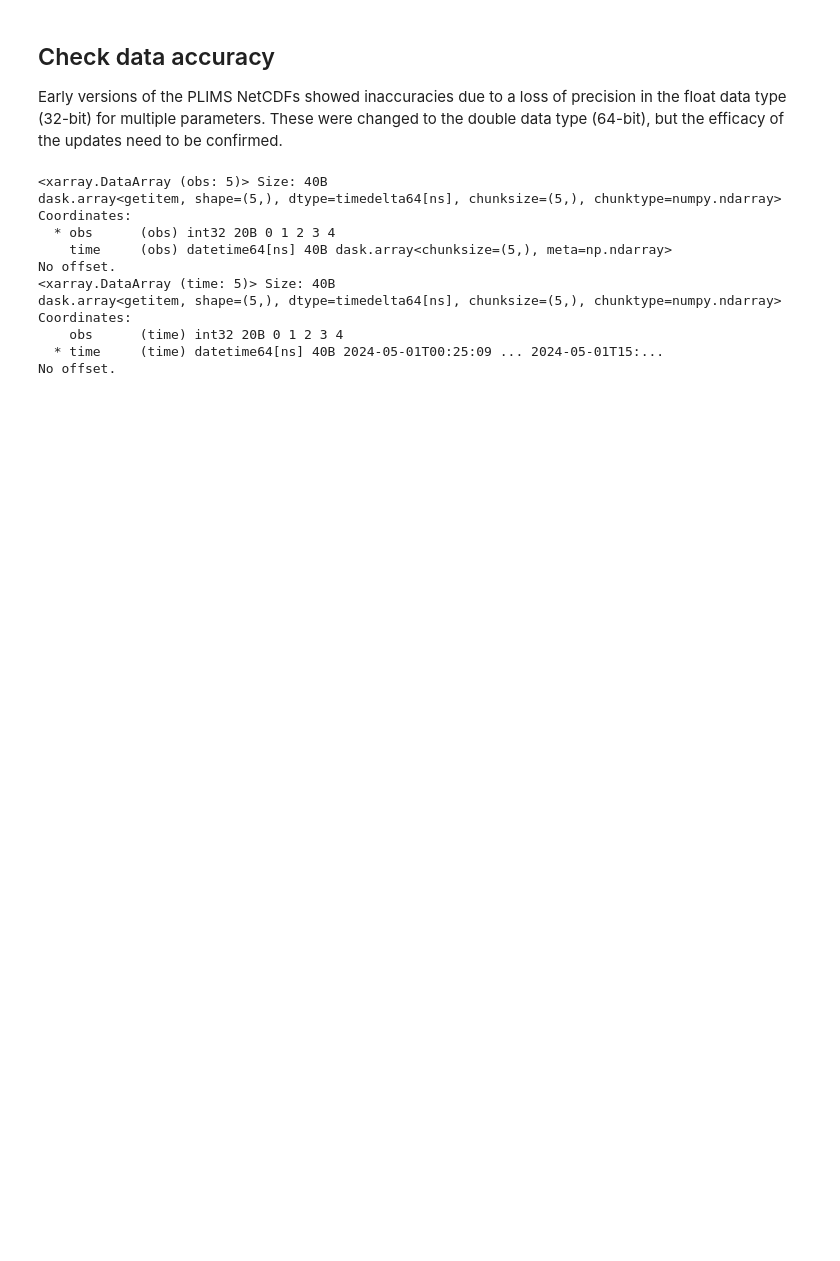
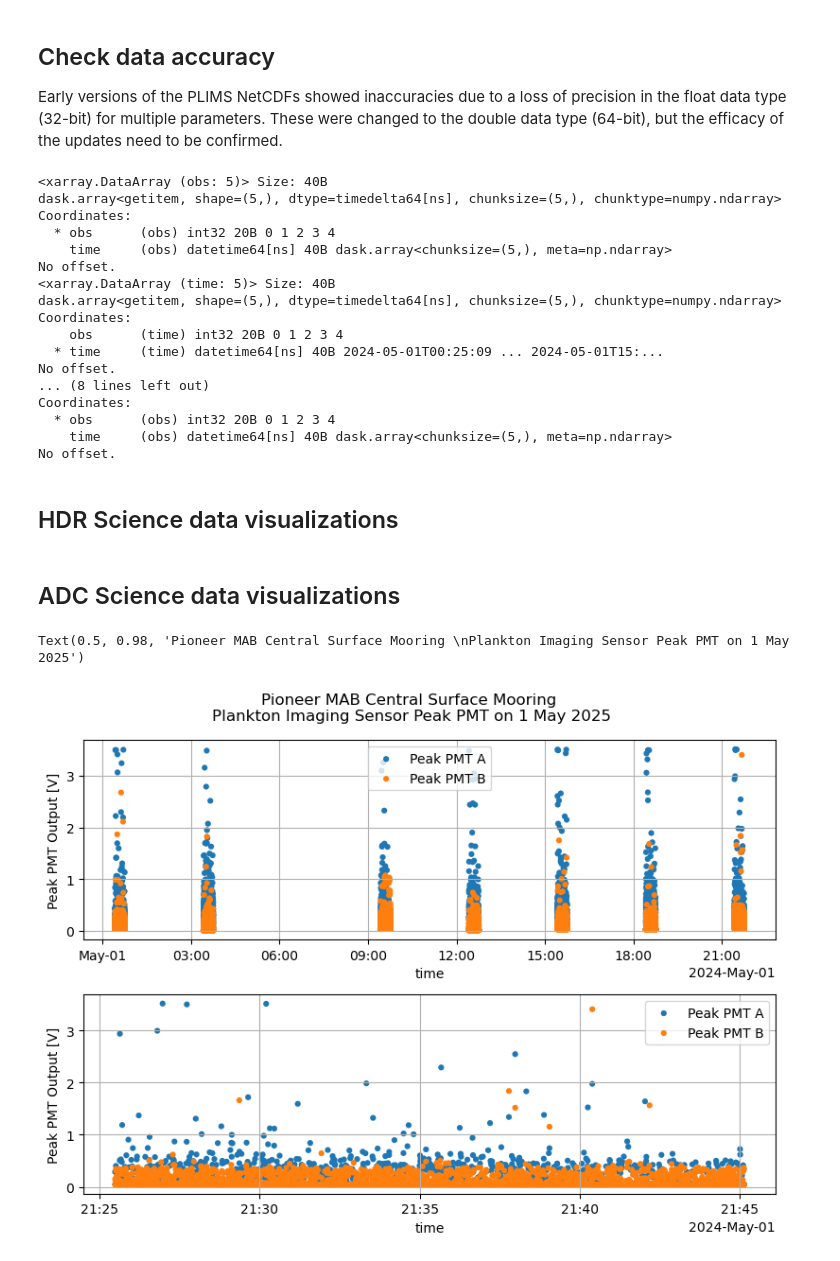
Before and after one commit to cooleyky/pioneer-21, a Jupyter notebook: Dev0_PLIMS_Testing.ipynb, the cells around one changed output. Saved outputs shown, nothing was run; the diff lists cells and outputs as text; code cells hidden in the pictures; blank space fills up the shorter version.

```diff
--- a/Dev0_PLIMS_Testing.ipynb
+++ b/Dev0_PLIMS_Testing.ipynb
@@ -621,11 +938,17 @@ def test_time_delta(data):
         t_delta = "No offset."
     return t_delta
 # %%
-# Test for a time delta in both data streams
+# Test for a time delta in both HDR data streams
+# Telemetered
 tdel_hdrsci = test_time_delta(data_hdrsci)
 print(tdel_hdrsci)
 tdel_hdreng = test_time_delta(data_hdreng)
 print(tdel_hdreng)
+# Recovered Host
+tdel_hdrsci2 = test_time_delta(data_hdrsci2)
+print(tdel_hdrsci2)
+tdel_hdreng2 = test_time_delta(data_hdreng2)
+print(tdel_hdreng2)
 # %% [output]
 <xarray.DataArray (obs: 5)> Size: 40B
 dask.array<getitem, shape=(5,), dtype=timedelta64[ns], chunksize=(5,), chunktype=numpy.ndarray>
@@ -639,3 +962,31 @@ Coordinates:
     obs      (time) int32 20B 0 1 2 3 4
   * time     (time) datetime64[ns] 40B 2024-05-01T00:25:09 ... 2024-05-01T15:...
 No offset.
+... (8 lines left out)
+Coordinates:
+  * obs      (obs) int32 20B 0 1 2 3 4
+    time     (obs) datetime64[ns] 40B dask.array<chunksize=(5,), meta=np.ndarray>
+No offset.
+# %% [markdown]
+## HDR Science data visualizations
+# %% [markdown]
+## ADC Science data visualizations
+# %%
+# Peak PMT A/B sample plot
+fig, axs = plt.subplots(2, 1, figsize=(8,6), layout="tight")
+# Peak PMTs during sampling on 1 May 2025
+data_adcsci.peak_a.plot.scatter(x="time", s=20, edgecolors="none", ax=axs[0], label="Peak PMT A")
+data_adcsci.peak_b.plot.scatter(x="time", s=20, edgecolors="none", ax=axs[0], label="Peak PMT B")
+axs[0].set_ylabel("Peak PMT Output [V]")
+axs[0].legend()
+axs[0].grid()
+# Peak PMTs during last sample on 1 May 2025
+data_adcsci.peak_a[-2300:].plot.scatter(x="time", s=20, edgecolors="none", ax=axs[1], label="Peak PMT A")
+data_adcsci.peak_b[-2300:].plot.scatter(x="time", s=20, edgecolors="none", ax=axs[1], label="Peak PMT B")
+axs[1].set_ylabel("Peak PMT Output [V]")
+axs[1].legend()
+axs[1].grid()
+fig.suptitle("Pioneer MAB Central Surface Mooring \nPlankton Imaging Sensor Peak PMT on 1 May 2025")
+# %% [output]
+Text(0.5, 0.98, 'Pioneer MAB Central Surface Mooring \nPlankton Imaging Sensor Peak PMT on 1 May 2025')
+[figure, added]
```
Also changed, not shown: parts of 43 cells of this notebook.
